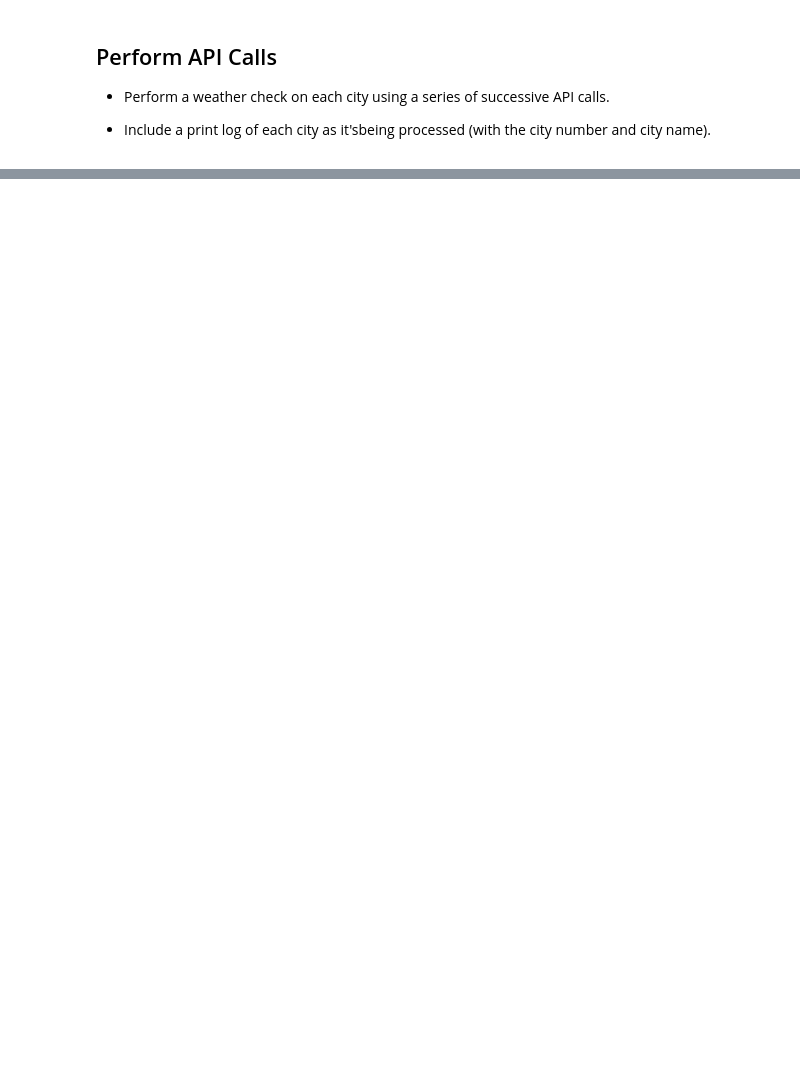
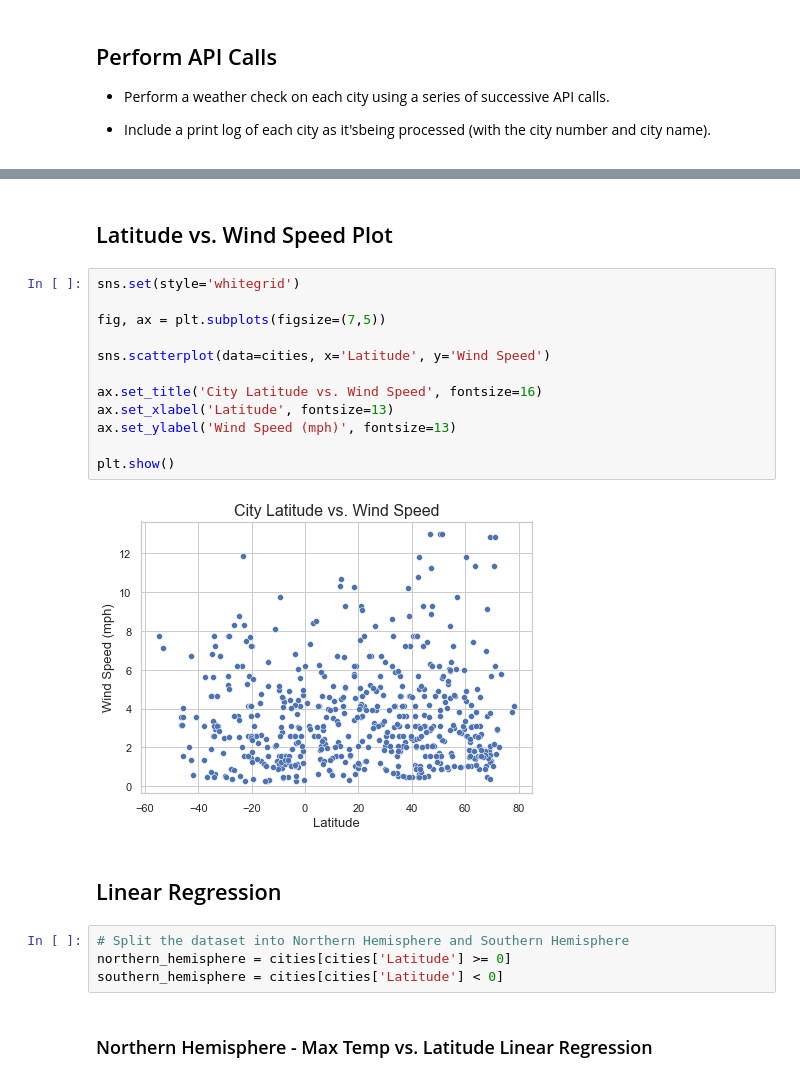
Before and after one commit to JBGA21/python-api-challenge, a Jupyter notebook: WeatherPy/WeatherPy.ipynb, the cells around one changed output, grey strips where cells are left out. Drawn from its saved outputs; the diff is of its cells as text; blank space fills up the shorter version.

```diff
--- a/WeatherPy/WeatherPy.ipynb
+++ b/WeatherPy/WeatherPy.ipynb
@@ -145,0 +268,24 @@ The first requirement is to create a series of scatter plots to showcase the fol
+# %% [markdown]
+## Latitude vs. Wind Speed Plot
+# %%
+sns.set(style='whitegrid')
+
+fig, ax = plt.subplots(figsize=(7,5))
+
+sns.scatterplot(data=cities, x='Latitude', y='Wind Speed')
+
+ax.set_title('City Latitude vs. Wind Speed', fontsize=16)
+ax.set_xlabel('Latitude', fontsize=13)
+ax.set_ylabel('Wind Speed (mph)', fontsize=13)
+
+plt.show()
+# %% [output]
+[figure, added]
+# %% [markdown]
+## Linear Regression
+# %%
+# Split the dataset into Northern Hemisphere and Southern Hemisphere
+northern_hemisphere = cities[cities['Latitude'] >= 0]
+southern_hemisphere = cities[cities['Latitude'] < 0]
+# %% [markdown]
+### Northern Hemisphere - Max Temp vs. Latitude Linear Regression
```
Also changed, not shown: parts of 26 cells of this notebook, 1 other file.
